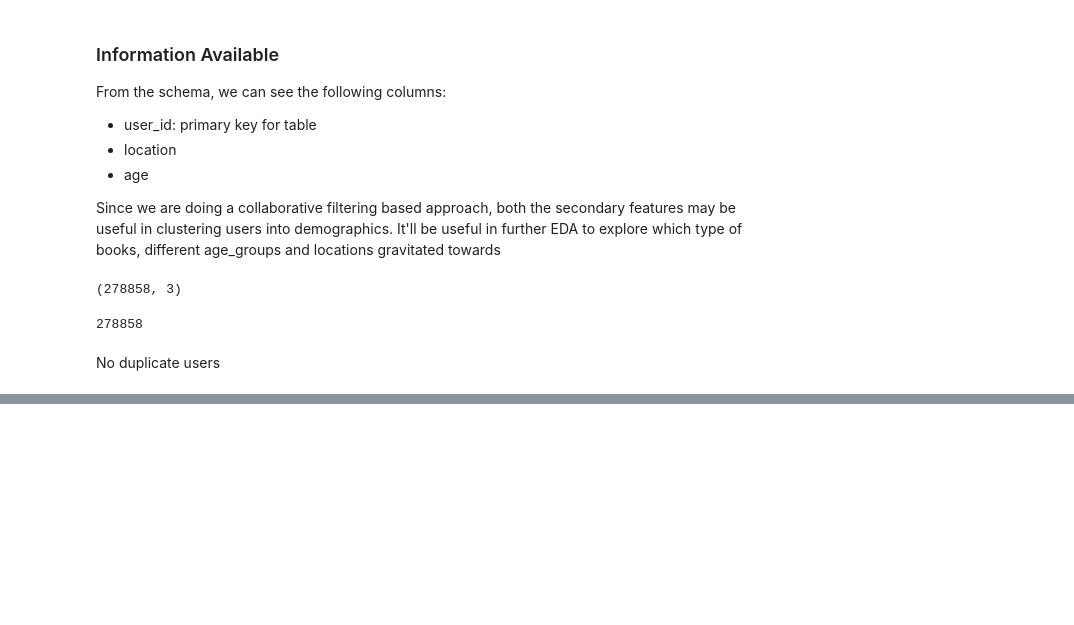
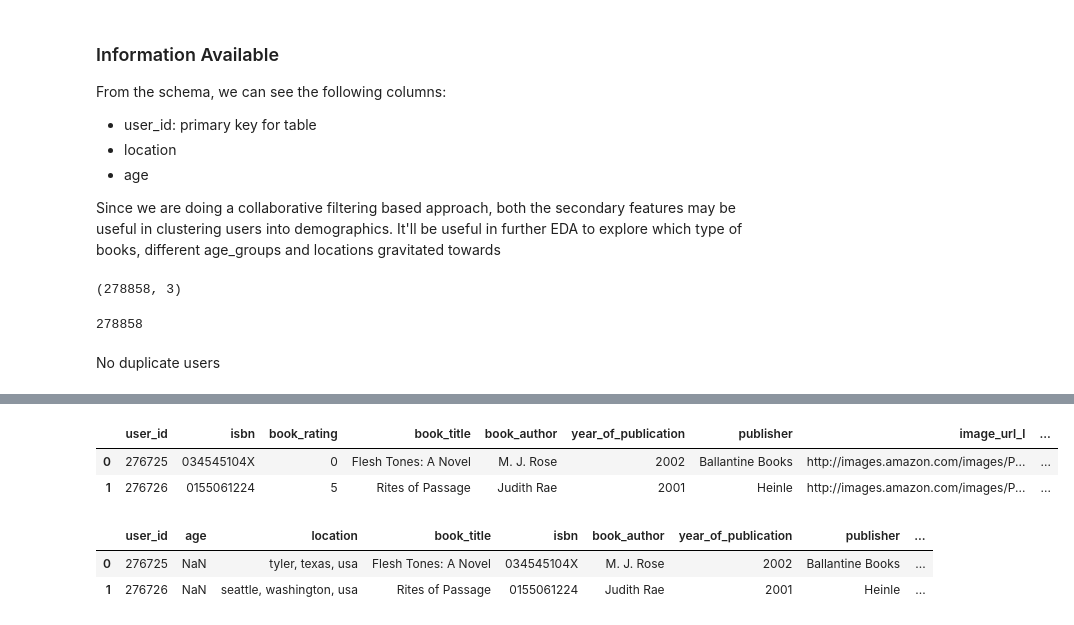
Before and after one commit to FreshPrinceofQueens/book_recommender, a Jupyter notebook: Src/Books_Recommender.ipynb, the cells around one changed output, grey strips where cells are left out. Cells and saved outputs as stored; diff of their text form; code cells hidden in the pictures; blank space fills up the shorter version.

```diff
--- a/Src/Books_Recommender.ipynb
+++ b/Src/Books_Recommender.ipynb
@@ -151,0 +249,6 @@ From the respective
+# %%
+master_table.head(2)
+# %% [output]
+|  | user_id | isbn | book_rating | book_title | book_author | year_of_publication | publisher | image_url_l | ... |
+| 0 | 276725 | 034545104X | 0 | Flesh Tones: A Novel | M. J. Rose | 2002 | Ballantine Books | http://images.amazon.com/images/P... | ... |
+| 1 | 276726 | 0155061224 | 5 | Rites of Passage | Judith Rae | 2001 | Heinle | http://images.amazon.com/images/P... | ... |
@@ -151,0 +257,6 @@ From the respective
+# %%
+master_table.head(2)
+# %% [output]
+|  | user_id | age | location | book_title | isbn | book_author | year_of_publication | publisher | ... |
+| 0 | 276725 | NaN | tyler, texas, usa | Flesh Tones: A Novel | 034545104X | M. J. Rose | 2002 | Ballantine Books | ... |
+| 1 | 276726 | NaN | seattle, washington, usa | Rites of Passage | 0155061224 | Judith Rae | 2001 | Heinle | ... |
```
Also changed, not shown: parts of 21 cells of this notebook.
